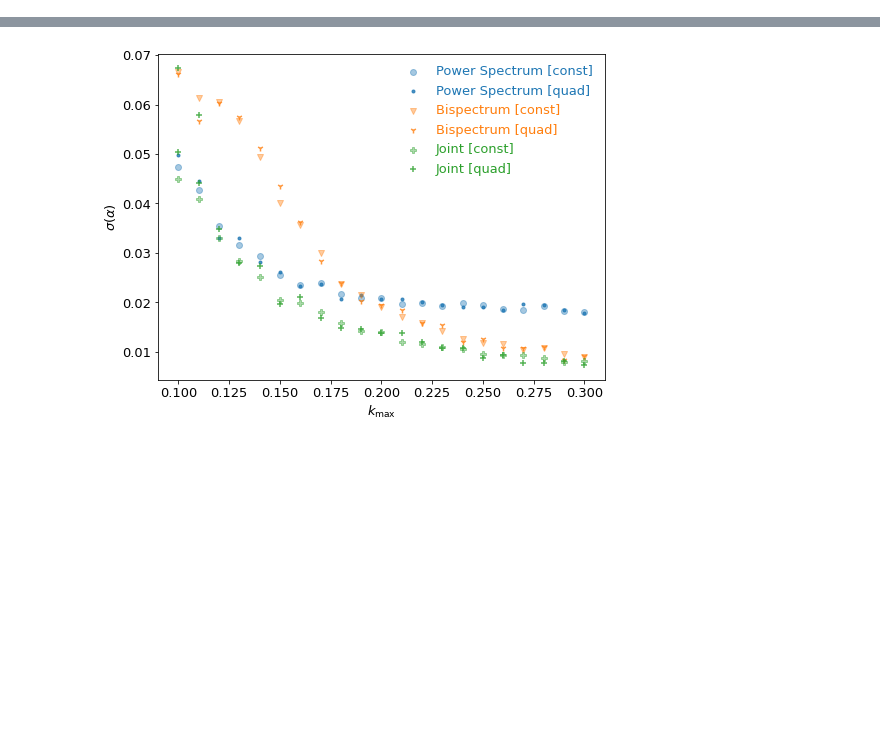
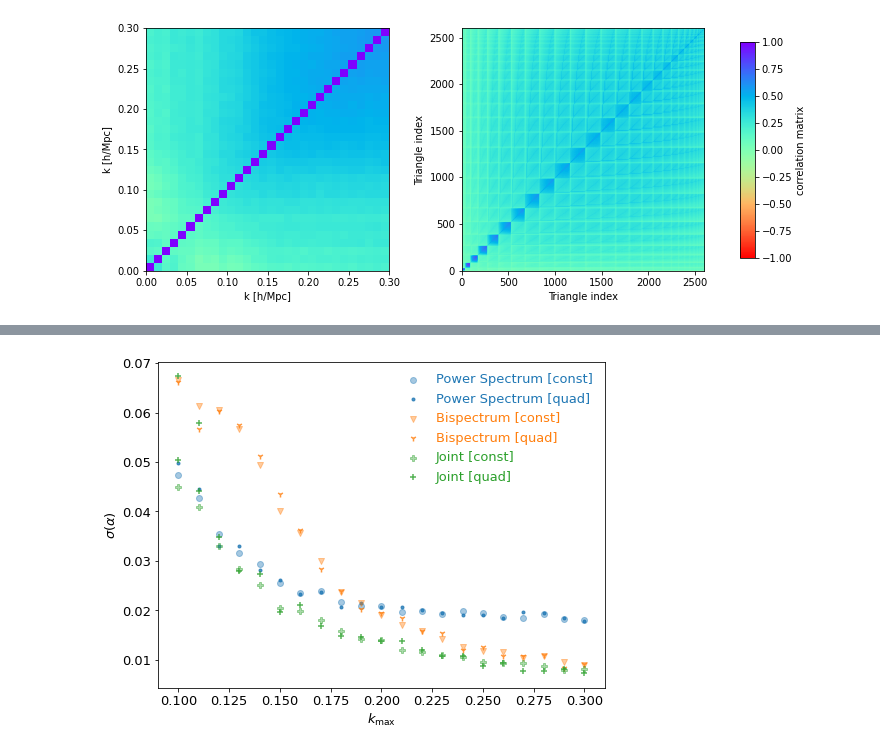
Before and after one commit to mehdirezaie/bispectrum, a Jupyter notebook: bao.ipynb, the cells around one changed output, grey strips where cells are left out. Drawn from its saved outputs; the diff is of its cells as text; code cells hidden in the pictures; blank space fills up the shorter version.

```diff
--- a/bao.ipynb
+++ b/bao.ipynb
@@ -6,0 +44,7 @@ from helpers import plot_sigma_kmax, plot_spectra_glam, plot_spectra, plot_ratio
+# %%
+rcov_p = get_cov(pk_molino)
+rcov_b = get_cov(bk_molino)
+# %%
+plot_rcov(rcov_p, rcov_b)
+# %% [output]
+[figure, added]
```
Also changed, not shown: parts of 28 cells of this notebook, 7 other files.
